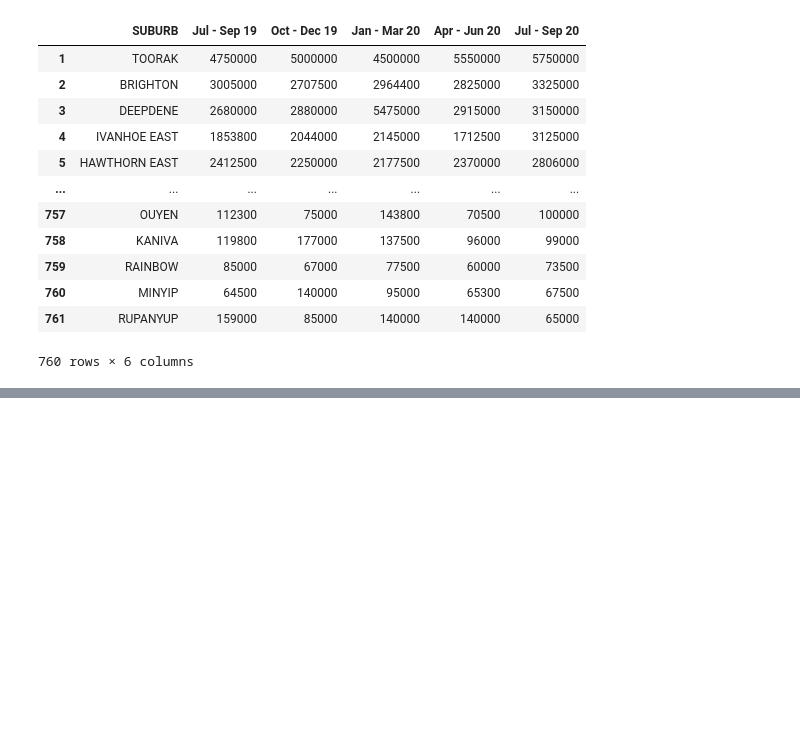
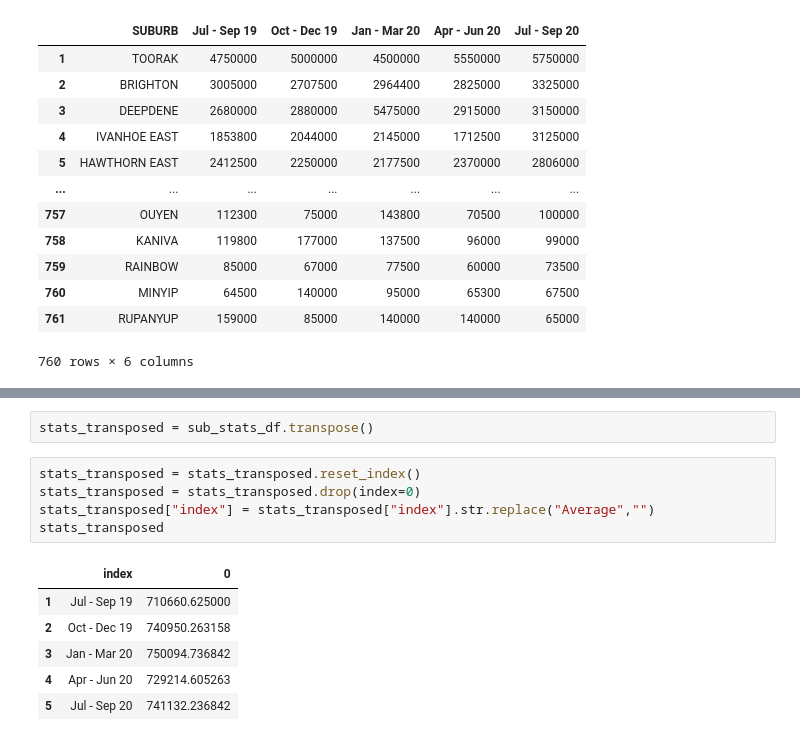
Before and after one commit to LP-116/Project-1, a Jupyter notebook: Mel_suburb_analysis.ipynb, the cells around one changed output, grey strips where cells are left out. Cells and saved outputs as stored; diff of their text form; blank space fills up the shorter version.

```diff
--- a/Mel_suburb_analysis.ipynb
+++ b/Mel_suburb_analysis.ipynb
@@ -192,0 +193,14 @@ sub_stats_df
+# %%
+stats_transposed = sub_stats_df.transpose()
+# %%
+stats_transposed = stats_transposed.reset_index()
+stats_transposed = stats_transposed.drop(index=0)
+stats_transposed["index"] = stats_transposed["index"].str.replace("Average","")
+stats_transposed
+# %% [output]
+|  | index | 0 |
+| 1 | Jul - Sep 19 | 710660.625000 |
+| 2 | Oct - Dec 19 | 740950.263158 |
+| 3 | Jan - Mar 20 | 750094.736842 |
+| 4 | Apr - Jun 20 | 729214.605263 |
+| 5 | Jul - Sep 20 | 741132.236842 |
```
Also changed, not shown: parts of 2 cells of this notebook.
